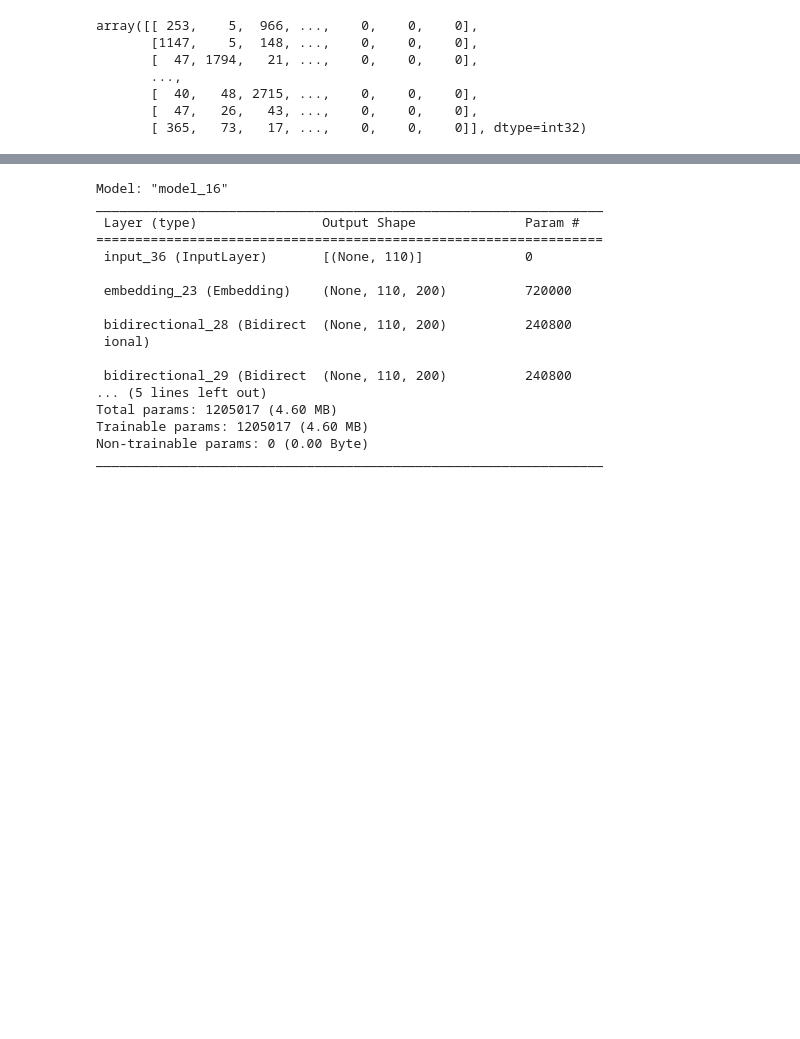
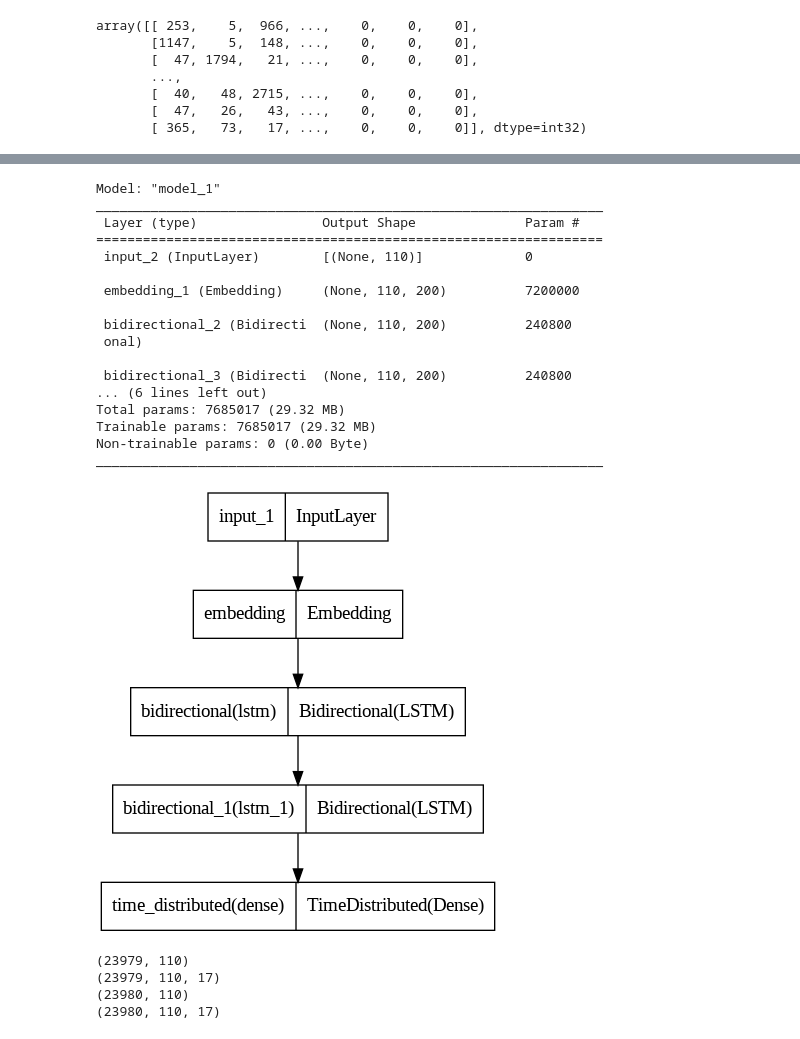
Before and after one commit to sindla97/Machine-Learning, a Jupyter notebook: NER_finetuning.ipynb, the cells around one changed output, grey strips where cells are left out. Saved outputs shown, nothing was run; the diff lists cells and outputs as text; code cells hidden in the pictures; blank space fills up the shorter version.

```diff
--- a/NER_finetuning.ipynb
+++ b/NER_finetuning.ipynb
@@ -213,35 +230,35 @@ train_data
+# %%
+def model():
+  inputs=Input(shape=(110,), dtype=tf.int32)
+  embeddings=tf.keras.layers.Embedding(36000, 200)(inputs)
+  lstm=tf.keras.layers.Bidirectional(tf.keras.layers.LSTM(units=100, activation='tanh', return_sequences=True))(embeddings)
+  lstm2=tf.keras.layers.Bidirectional(tf.keras.layers.LSTM(units=100, activation='tanh', return_sequences=True))(lstm)
+  output= tf.keras.layers.TimeDistributed(tf.keras.layers.Dense(17, activation='softmax'))(lstm2)
+  model=tf.keras.Model(inputs,output)
+  return model
 # %%
 loss = tf.keras.losses.SparseCategoricalCrossentropy()
 metrics = tf.keras.metrics.CategoricalAccuracy(name='categorical_accuracy', dtype=None)
-# %%
-def model():
-  inputs=Input(shape=(110,), dtype="int32")
-  embeddings=tf.keras.layers.Embedding(3600, 200, input_length=110)(inputs)
-  lstm=tf.keras.layers.Bidirectional(tf.keras.layers.LSTM(units=100, activation='tanh', return_sequences=True))(embeddings)
-  lstm2=tf.keras.layers.Bidirectional(tf.keras.layers.LSTM(units=100, activation='tanh', return_sequences=True))(lstm)
-  output=tf.keras.layers.Dense(17,activation='softmax')(lstm2)
-  model=tf.keras.Model(inputs,output)
-  return model
 # %%
 model=model()
-model.compile(loss=loss,optimizer='Adam',metrics=metrics)
+model.compile(loss='categorical_crossentropy',optimizer='Adam',metrics=['acc'])
 model.summary()
 # %% [output]
-Model: "model_16"
+Model: "model_1"
 _________________________________________________________________
  Layer (type)                Output Shape              Param #
 =================================================================
- input_36 (InputLayer)       [(None, 110)]             0
+ input_2 (InputLayer)        [(None, 110)]             0
 
- embedding_23 (Embedding)    (None, 110, 200)          720000
+ embedding_1 (Embedding)     (None, 110, 200)          7200000
 
- bidirectional_28 (Bidirect  (None, 110, 200)          240800
- ional)
+ bidirectional_2 (Bidirecti  (None, 110, 200)          240800
+ onal)
 
- bidirectional_29 (Bidirect  (None, 110, 200)          240800
-... (5 lines left out)
-Total params: 1205017 (4.60 MB)
-Trainable params: 1205017 (4.60 MB)
+ bidirectional_3 (Bidirecti  (None, 110, 200)          240800
+... (6 lines left out)
+Total params: 7685017 (29.32 MB)
+Trainable params: 7685017 (29.32 MB)
 Non-trainable params: 0 (0.00 Byte)
 _________________________________________________________________
 # %%
@@ -249,4 +266,19 @@ epochs = 5
 steps_per_epoch = 50
 num_train_steps = steps_per_epoch * epochs
 num_warmup_steps = int(0.1*num_train_steps)
+# %%
+from tensorflow.keras.utils import plot_model
+plot_model(model)
+# %% [output]
+[figure, added]
+# %%
+print(X_train.shape)
+print(y_train.shape)
+print(X_test.shape)
+print(y_test.shape)
+# %% [output]
+(23979, 110)
+(23979, 110, 17)
+(23980, 110)
+(23980, 110, 17)
 # %%
```
Also changed, not shown: parts of 11 cells of this notebook.
